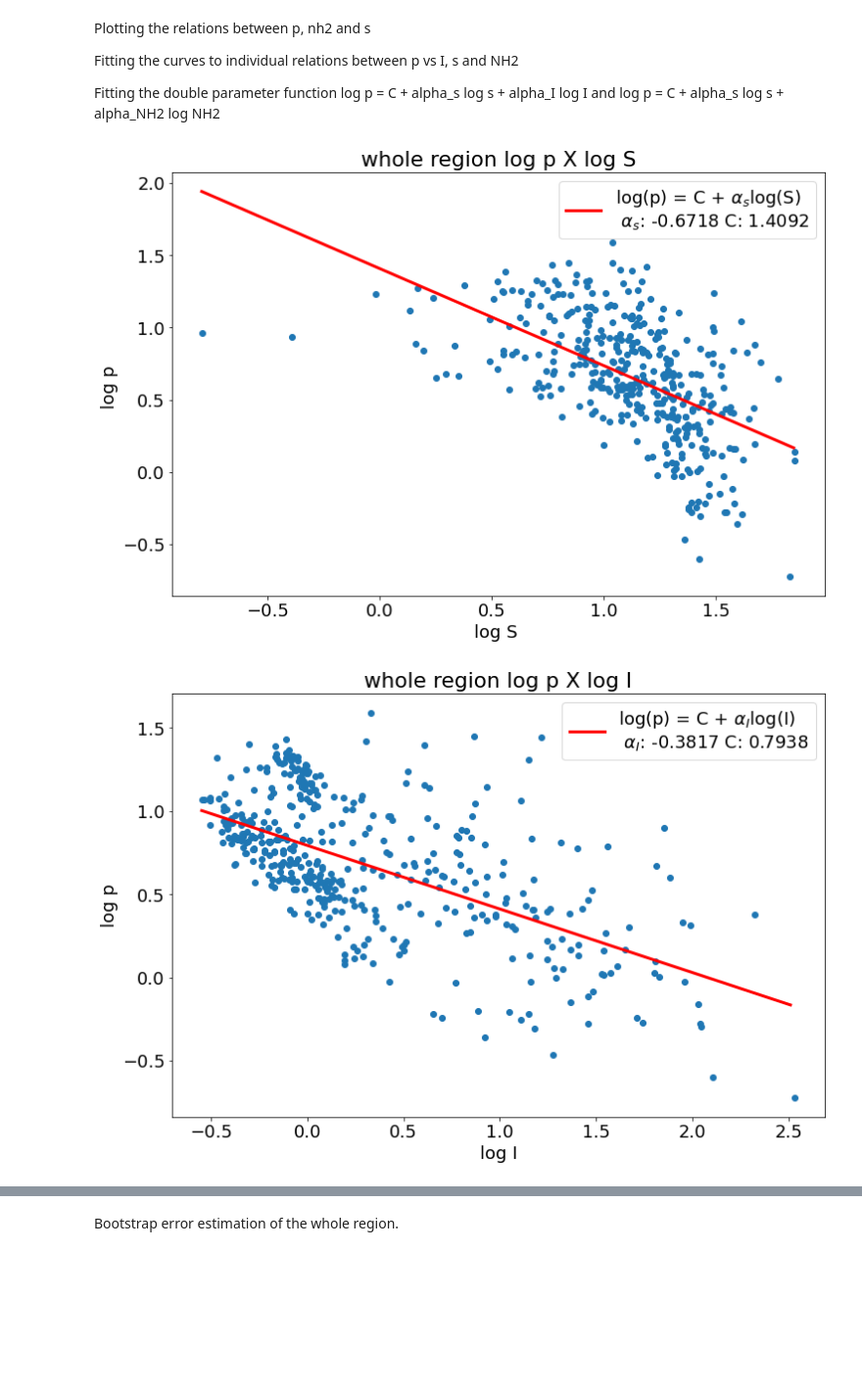
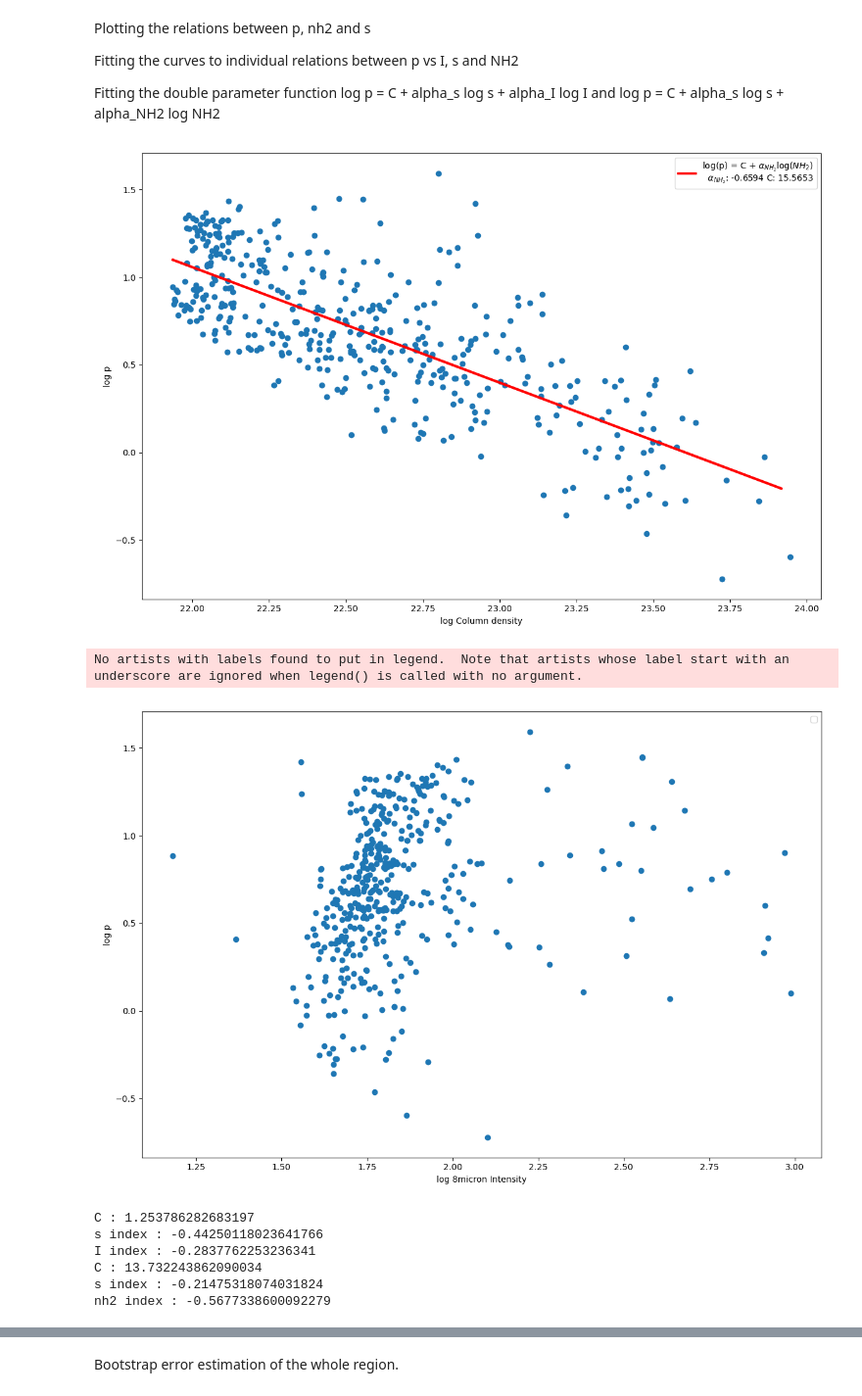
Before and after one commit to Siddharth3-14/Internship-MIT, a Jupyter notebook: dr21_analysis.ipynb, the cells around one changed output, grey strips where cells are left out. Shown at 98% size. Cells and saved outputs as stored; diff of their text form; code cells hidden in the pictures; blank space fills up the shorter version.

```diff
--- a/dr21_analysis.ipynb
+++ b/dr21_analysis.ipynb
@@ -278,7 +402,7 @@ ax1 = plt.subplot(111)
 ax1.scatter(log_s,log_p)
 label_temp = r'log(p) = C + $\alpha_s$log(S){linebreak} $\alpha_s$: {alpha_s:.4f} C: {C:.04f}'.format(alpha_s = PS_param[1],C = PS_param[0],linebreak='\n')
 ax1.plot(s_bins,PS_FitFunc,'r',linewidth=3,label = label_temp)
-ax1.set_title("whole region log p X log S")
+# ax1.set_title("whole region log p vs log S")
 ax1.set_ylabel('log p ')
 ax1.set_xlabel('log S ')
 
@@ -287,7 +411,7 @@ ax2 = plt.subplot(111)
 ax2.scatter(log_I,log_p)
 label_temp = r'log(p) = C + $\alpha_I$log(I){linebreak} $\alpha_I$: {alpha_I:.4f} C: {C:.4f}'.format(alpha_I = PI_param[1],C = PI_param[0],linebreak='\n')
 ax2.plot(I_bins,PI_FitFunc,'r',linewidth=3,label = label_temp)
-ax2.set_title("whole region log p X log I")
+# ax2.set_title("whole region log p X log I")
 ax2.set_ylabel('log p')
 ax2.set_xlabel('log I')
 
@@ -296,44 +420,52 @@ ax3 = plt.subplot(111)
 ax3.scatter(log_nh2,log_p)
 label_temp = r'log(p) = C + $\alpha${nh2}log($NH_2$){linebreak}  $\alpha${nh2}: {alpha_nh2:.4f} C: {C:.4f}'.format(nh2 = r'$_{NH_2}$',alpha_nh2 = Pnh2_param[1],C = Pnh2_param[0],linebreak='\n')
 ax3.plot(nh2_bins,Pnh2_FitFunc,'r',linewidth=3,label = label_temp)
-ax3.set_title("whole region log p X log nh2")
+# ax3.set_title("whole region log p X log nh2")
 ax3.set_ylabel('log p')
-ax3.set_xlabel('log nh2')
+ax3.set_xlabel('log Column density')
 plt.tight_layout()
 ax1.legend()
 ax2.legend()
 ax3.legend()
 plt.show()
 
 fig = plt.subplots(figsize =(12, 8))
-ax3 = plt.subplot(111)
-ax3.scatter(log_8micron,log_p)
+ax4 = plt.subplot(111)
+ax4.scatter(log_8micron,log_p)
 # label_temp = r'log(p) = C + $\alpha${nh2}log($NH_2$){linebreak}  $\alpha${nh2}: {alpha_nh2:.4f} C: {C:.4f}'.format(nh2 = r'$_{NH_2}$',alpha_nh2 = Pnh2_param[1],C = Pnh2_param[0],linebreak='\n')
 # ax3.plot(micron8_bins,Pnh2_FitFunc,'r',linewidth=3,label = label_temp)
-ax3.set_title("whole region log p X log nh2")
-ax3.set_ylabel('log p')
-ax3.set_xlabel('log 8micron')
+# ax3.set_title("whole region log p vs log 8micron intensity")
+ax4.set_ylabel('log p')
+ax4.set_xlabel('log 8micron Intensity')
 plt.tight_layout()
 ax1.legend()
 ax2.legend()
 ax3.legend()
+ax4.legend()
 plt.show()
 
 def DoubleParamFunc(X, a, b, c):
     x,y = X
     return a + b*x + c*y
 
 p0 = -0.2278,-0.3994,2.
 PSI_param_lower, PSI_param_cov_lower = curve_fit(DoubleParamFunc,(df_log['logs'],df_log['logI']), df_log['logp'],p0)
 print('C :',PSI_param_lower[0])
 print('s index :',PSI_param_lower[1])
 print('I index :',PSI_param_lower[2])
 
 p0 = -0.2278, -0.8567, 2.
 PSI_param_lower, PSI_param_cov_lower = curve_fit(DoubleParamFunc,(df_log['logs'],df_log['lognh2']), df_log['logp'],p0)
 print('C :',PSI_param_lower[0])
 print('s index :',PSI_param_lower[1])
 print('nh2 index :',PSI_param_lower[2])
 # %% [output]
-[figure, old version]
+[figure, new version]
+No artists with labels found to put in legend.  Note that artists whose label start with an underscore are ignored when legend() is called with no argument.
-[figure, old version]
+[figure, new version]
+C : 1.253786282683197
+s index : -0.44250118023641766
+I index : -0.2837762253236341
+C : 13.732243862090034
+s index : -0.21475318074031824
+nh2 index : -0.5677338600092279
```
Also changed, not shown: parts of 16 cells of this notebook, 2 other files.
